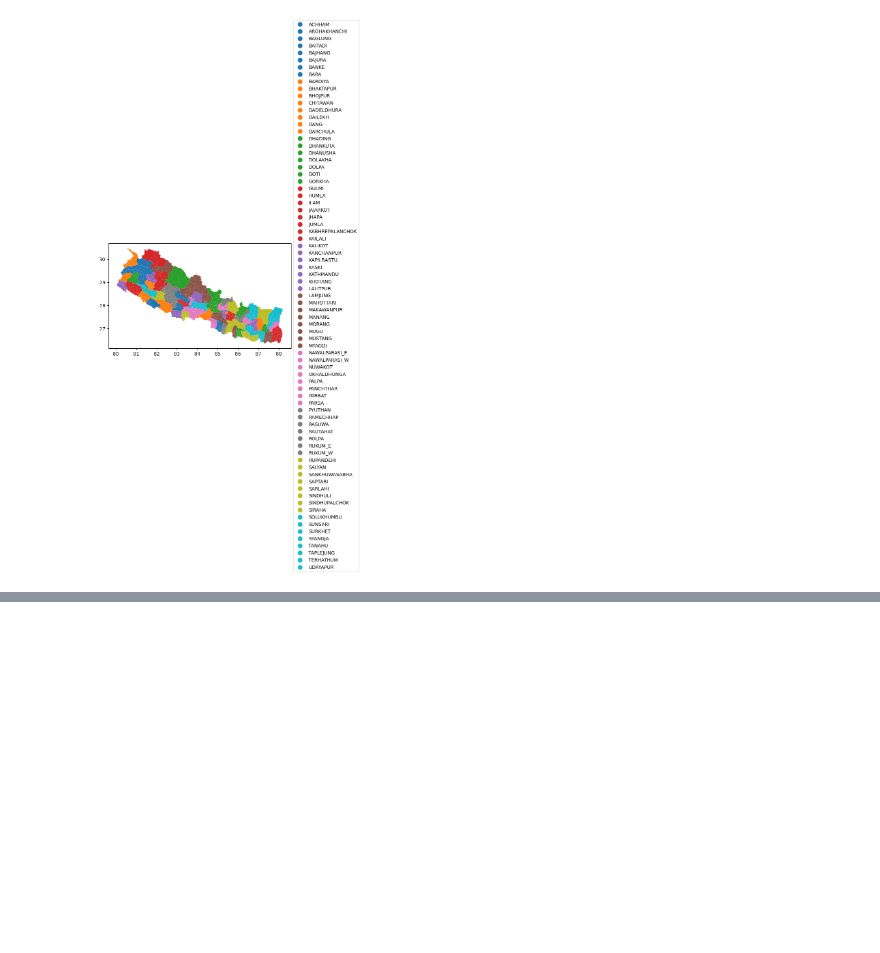
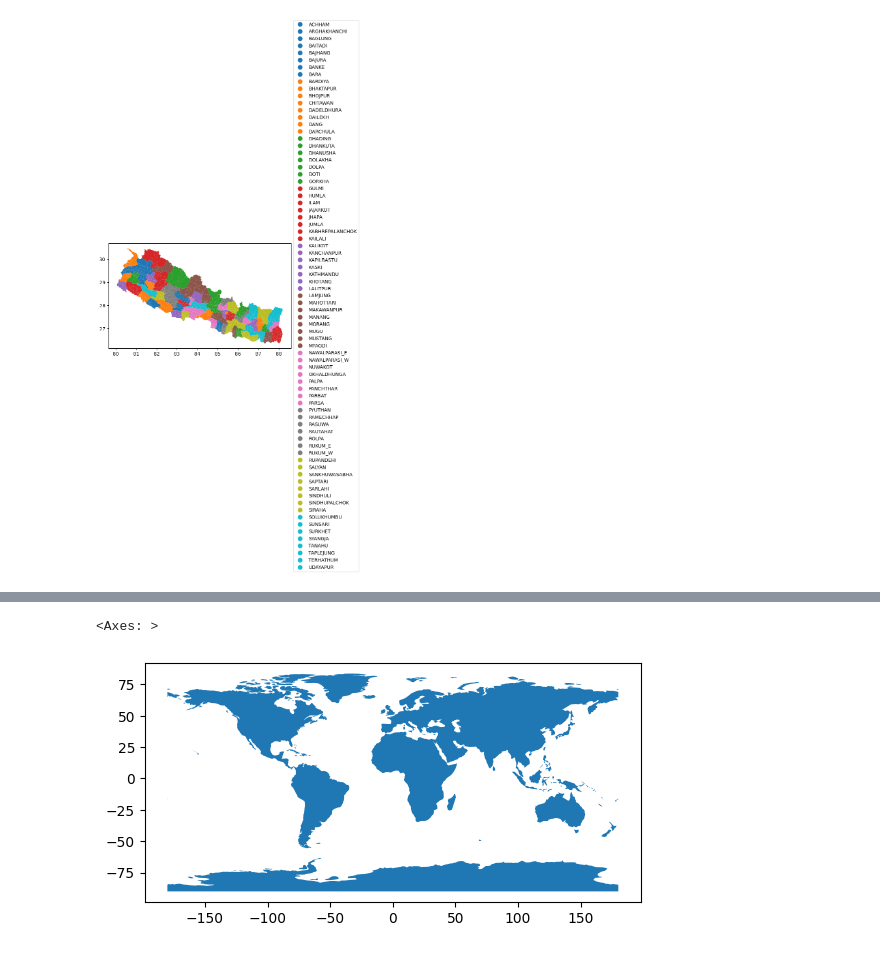
Before and after one commit to yasin-arafat-05/machine_learning, a Jupyter notebook: 01_geopandas/geopandas.ipynb, the cells around one changed output, grey strips where cells are left out. Saved outputs shown, nothing was run; the diff lists cells and outputs as text; code cells hidden in the pictures; blank space fills up the shorter version.

```diff
--- a/01_geopandas/geopandas.ipynb
+++ b/01_geopandas/geopandas.ipynb
@@ -113,0 +171,6 @@ leg.set_bbox_to_anchor((1,0.5))
+# %%
+
+# world map:
+world_map_data = geodatasets.get_path("naturalearth.land")
+world = gpd.read_file(world_map_data)
+world[:5]
@@ -113,0 +184,5 @@ leg.set_bbox_to_anchor((1,0.5))
+# %%
+world.plot()
+# %% [output]
+<Axes: >
+[figure, added]
```
Also changed, not shown: parts of 25 cells of this notebook, 4 other files.
